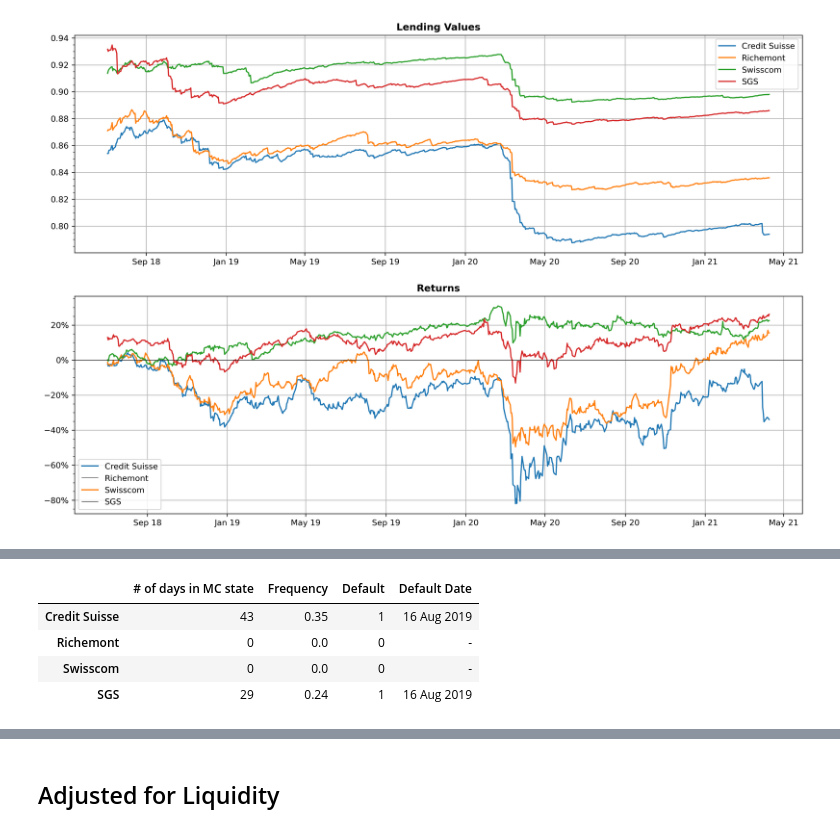
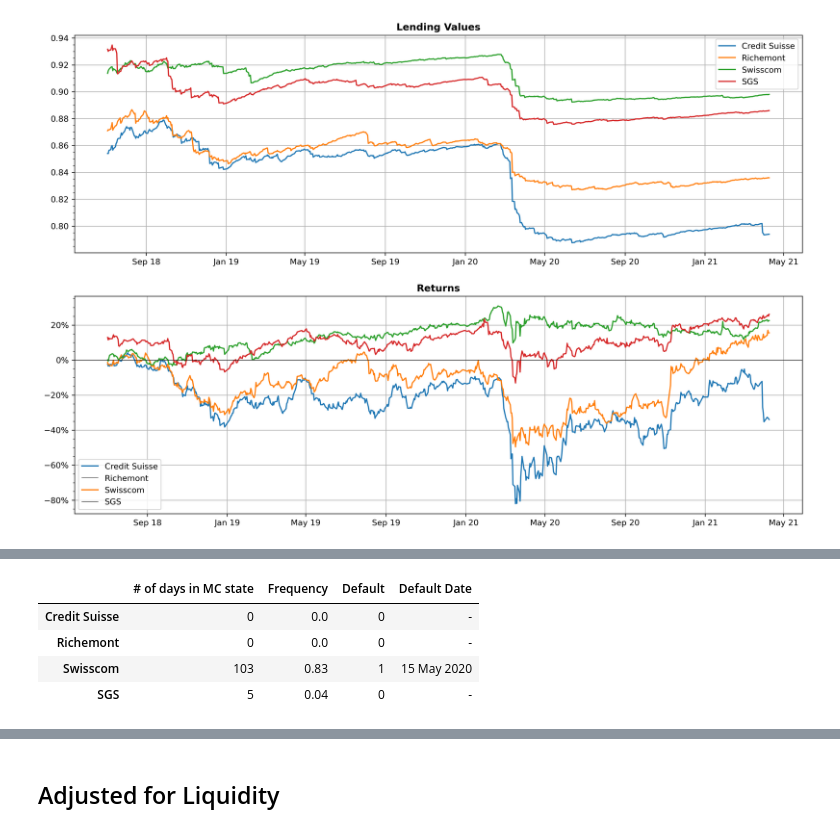
Before and after one commit to hmrug/lombard_modeling, a Jupyter notebook: LV_Models.ipynb, the cells around one changed output, grey strips where cells are left out. Cells and saved outputs as stored; diff of their text form; code cells hidden in the pictures.

```diff
--- a/LV_Models.ipynb
+++ b/LV_Models.ipynb
@@ -177,7 +188,7 @@ smi_names = list(smi_logs.columns) # names of firms
 
 smi_lvs = []
 for i in range(smi_n):
-    lv = LV(smi_logs.iloc[:,i],alpha,epsilon,delta)
+    lv = LV(smi_logs.iloc[:,i],0.25,epsilon,delta)
     smi_lvs.append(lv)
 smi_lvs = pd.DataFrame(smi_lvs,index=smi_names)
 smi_lvs.columns = ['Lending Value']
@@ -238,4 +250,5 @@ for i in range(2):
 # %%
-st_date = [2019, 4, 23]
+st_date = [2019, 4, 23] # First contact date
+st_date2 = [2020, 4, 23] # Second contact date
 td_year = 252 # No of trading days in a year
 # %%
@@ -418,12 +484,12 @@ default_3m
 # %%
-default_6m = default_df(st_date,td_year/2)
-default_6m
+default_6m2 = default_df(st_date2,td_year/2)
+default_6m2
 # %% [output]
 |  | # of days in MC state | Frequency | Default | Default Date |
-| Credit Suisse | 43 | 0.35 | 1 | 16 Aug 2019 |
+| Credit Suisse | 0 | 0.0 | 0 | - |
 | Richemont | 0 | 0.0 | 0 | - |
-| Swisscom | 0 | 0.0 | 0 | - |
-| SGS | 29 | 0.24 | 1 | 16 Aug 2019 |
+| Swisscom | 103 | 0.83 | 1 | 15 May 2020 |
+| SGS | 5 | 0.04 | 0 | - |
 # %%
 default_12m = default_df(st_date,td_year)
 default_12m
```
Also changed, not shown: parts of 29 cells of this notebook, 29 other files.
